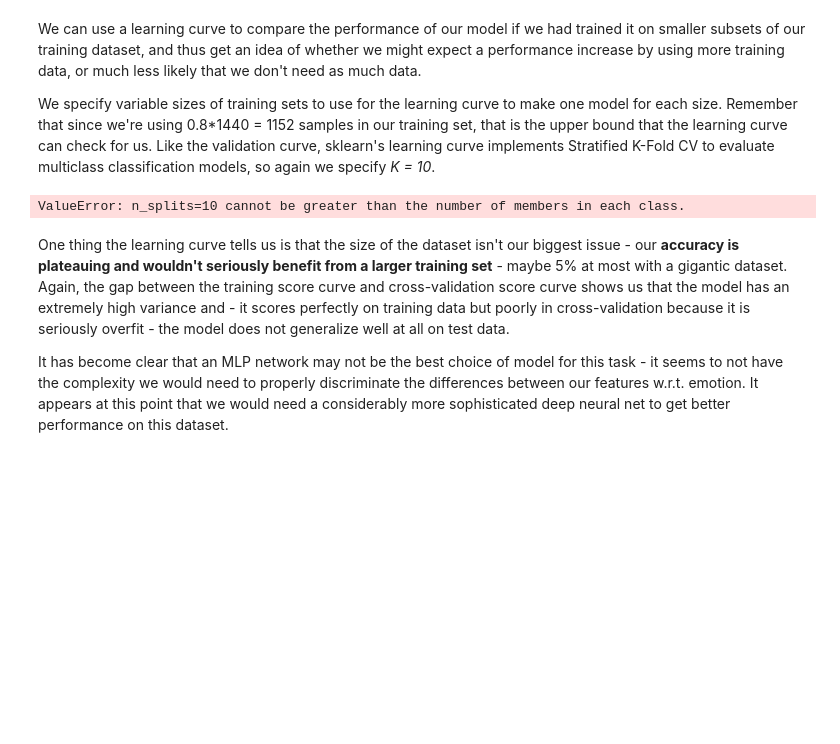
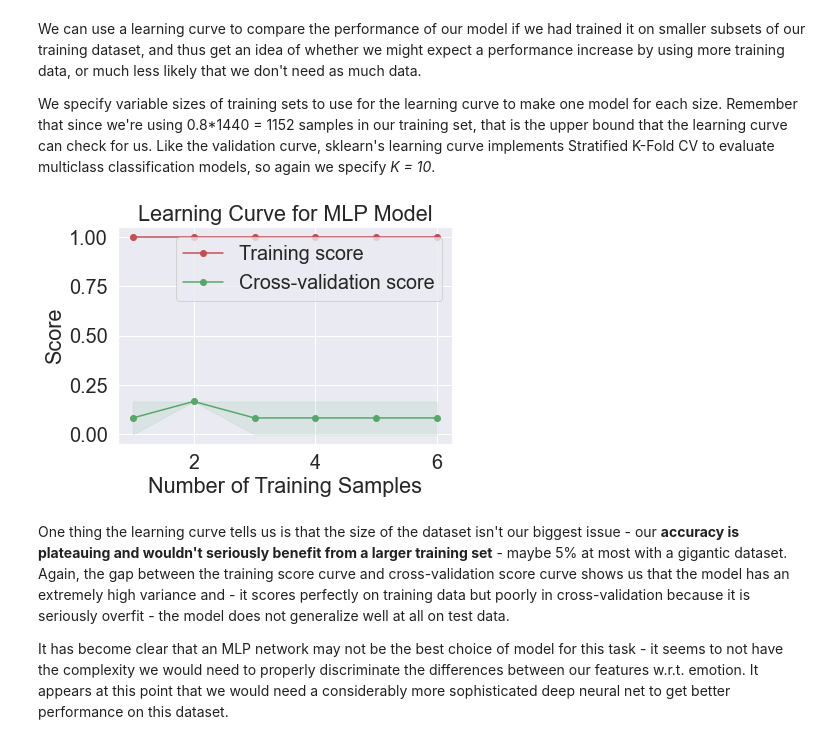
Before and after one commit to chenny317/Week4-NeuralNetworks, a Jupyter notebook: Week4__Neural_Networks.ipynb, the cells around one changed output. Cells and saved outputs as stored; diff of their text form; code cells hidden in the pictures; blank space fills up the shorter version.

Commit message:
changed training size
train_sizes=[1, 2, 3, 4, 5, 6]

```diff
--- a/Week4__Neural_Networks.ipynb
+++ b/Week4__Neural_Networks.ipynb
@@ -511,7 +511,7 @@ grid = GridSearchCV(
     parameter_space,
     # cv=10,
     # CV here shows how many fold of cross-validation we'll do
-    cv=5,
+    cv=2,
     n_jobs=-1,
     verbose=10)
 # Fit the models specified by the parameter grid
@@ -718,38 +752,40 @@ train_sizes, train_scores, test_scores = learning_curve(
     model,
     X=X_train,
     y=y_train,
-    cv=10,
+    cv=2,
     shuffle=True,
     random_state=42,
     n_jobs=4,
     # We have (0.8*1440)/10 = 115/1150 training samples, 1035/1150 test samples
-    train_sizes=[10,100,300,500,800, 1000] # bounded at 1035 for this dataset for 10-fold cv
+    #in my det We have (0.8*16)/10 = 1/1150 training samples
+    train_sizes=[1, 2, 3, 4, 5, 6]
+    #train_sizes=[10,100,300,500,800, 1000] # bounded at 1035 for this dataset for 10-fold cv
 )
 # Get errors for learning curve
 train_scores_mean = np.mean(train_scores, axis=1)
 train_scores_std = np.std(train_scores, axis=1)
 test_scores_mean = np.mean(test_scores, axis=1)
 test_scores_std = np.std(test_scores, axis=1)
 
 # Plot learning curve
 plt.figure()
 plt.fill_between(train_sizes, train_scores_mean - train_scores_std,
                      train_scores_mean + train_scores_std, alpha=0.1,
                      color="r")
 plt.fill_between(train_sizes, test_scores_mean - test_scores_std,
                      test_scores_mean + test_scores_std, alpha=0.1,
                      color="g")
 plt.plot(train_sizes, train_scores_mean, 'o-', color="r",
              label="Training score")
 plt.plot(train_sizes, test_scores_mean, 'o-', color="g",
              label="Cross-validation score")
 plt.title('Learning Curve for MLP Model')
 plt.xlabel('Number of Training Samples')
 plt.ylabel('Score')
 plt.legend(loc="best")
 plt.show()
 # %% [output]
-ValueError: n_splits=10 cannot be greater than the number of members in each class.
+[figure, added]
 # %% [markdown]
 One thing the learning curve tells us is that the size of the dataset isn't our biggest issue - our **accuracy is plateauing and wouldn't seriously benefit from a larger training set** - maybe 5% at most with a gigantic dataset. Again, the gap between the training score curve and cross-validation score curve shows us that the model has an extremely high variance and - it scores perfectly on training data but poorly in cross-validation because it is seriously overfit - the model does not generalize well at all on test data.
 
```
Also changed, not shown: parts of 1 cell of this notebook.
